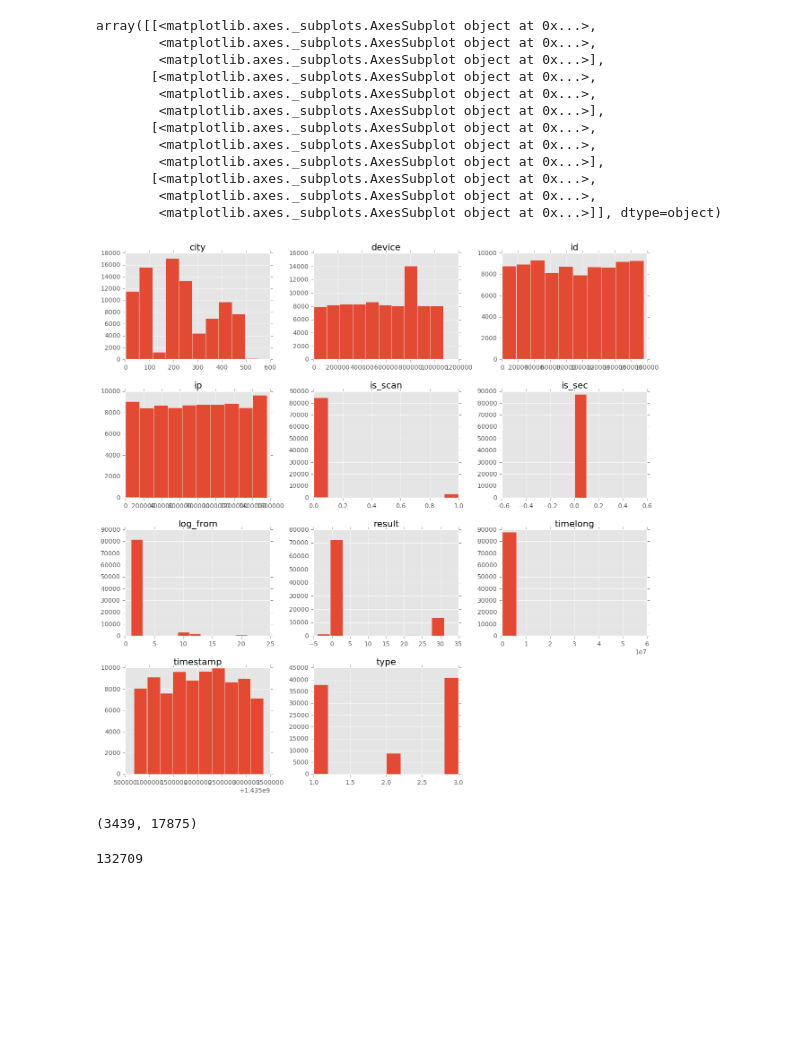
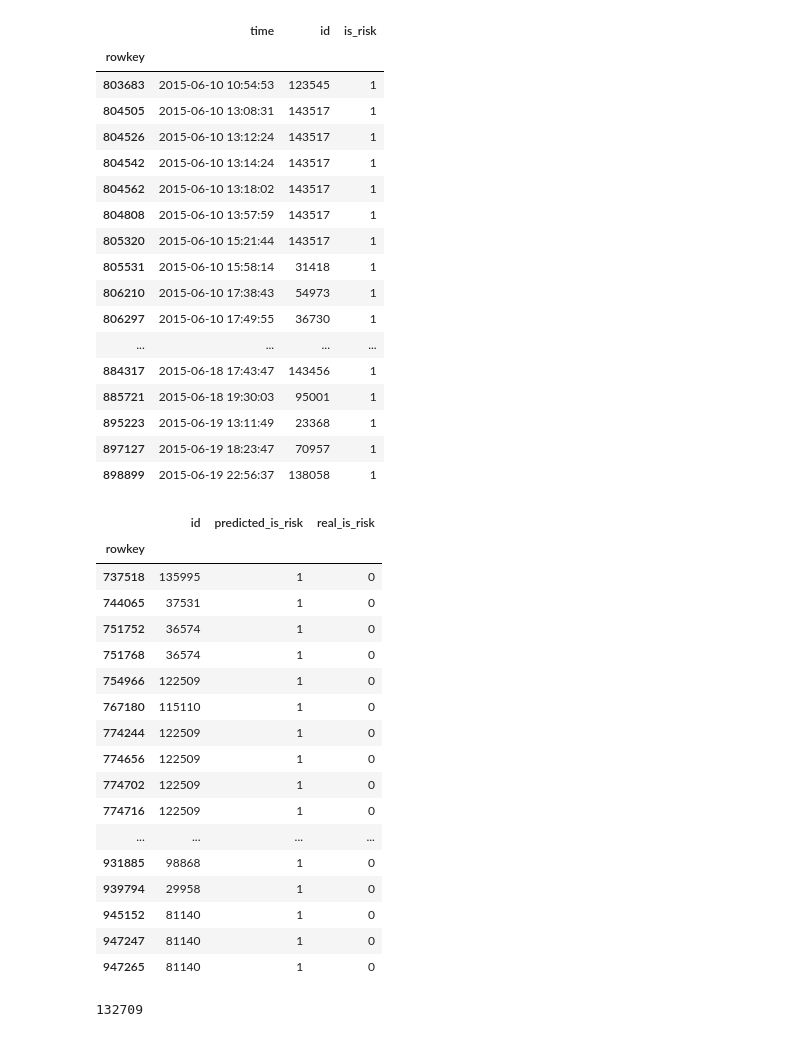
Before and after one commit to tusonggao/Kaggle_code, a Jupyter notebook: jd_contest/jd_contest.ipynb, the cells around one changed output. Cells and saved outputs as stored; diff of their text form; code cells hidden in the pictures; blank space fills up the shorter version.

```diff
--- a/jd_contest/jd_contest.ipynb
+++ b/jd_contest/jd_contest.ipynb
@@ -23,33 +23,66 @@ risk_id = trade_df[trade_df.is_risk==1]['id'].unique()
 risk_login_df = merged_login_df[merged_login_df['id'].isin(risk_id)]
 non_risk_login_df = merged_login_df[~(merged_login_df['id'].isin(risk_id))]
 # %%
-month_sub_trade_df = trade_df[trade_df.time>=np.datetime64('2015-05-01 00:00:00')]
-month_sub_trade_df = month_sub_trade_df[month_sub_trade_df.time<np.datetime64('2015-06-01 00:00:00')]
+month_sub_trade_df = trade_df[trade_df.time>=np.datetime64('2015-06-10 00:00:00')]
+month_sub_trade_df = month_sub_trade_df[month_sub_trade_df.time<np.datetime64('2015-06-20 00:00:00')]
+
+month_sub_trade_df1 = trade_df[trade_df.time>=np.datetime64('2015-05-10 00:00:00')]
+month_sub_trade_df1 = month_sub_trade_df1[month_sub_trade_df1.time<np.datetime64('2015-06-20 00:00:00')]
+
 month_sub_trade_df = month_sub_trade_df.sort_values(by='time', ascending = True)
 len(trade_test_df['id'].unique()), month_sub_trade_df.shape[0]
 
+#.value_counts(normalize=True), month_sub_trade_df1['is_risk'].value_counts(normalize=True)
+
+month_sub_trade_df[month_sub_trade_df['is_risk']==1]
 # pd.DataFrame.hist(login_test_df, figsize = [15,15])
 # %% [output]
-array([[<matplotlib.axes._subplots.AxesSubplot object at 0x...>,
-        <matplotlib.axes._subplots.AxesSubplot object at 0x...>,
-        <matplotlib.axes._subplots.AxesSubplot object at 0x...>],
-       [<matplotlib.axes._subplots.AxesSubplot object at 0x...>,
-        <matplotlib.axes._subplots.AxesSubplot object at 0x...>,
-        <matplotlib.axes._subplots.AxesSubplot object at 0x...>],
-       [<matplotlib.axes._subplots.AxesSubplot object at 0x...>,
-        <matplotlib.axes._subplots.AxesSubplot object at 0x...>,
-        <matplotlib.axes._subplots.AxesSubplot object at 0x...>],
-       [<matplotlib.axes._subplots.AxesSubplot object at 0x...>,
-        <matplotlib.axes._subplots.AxesSubplot object at 0x...>,
-        <matplotlib.axes._subplots.AxesSubplot object at 0x...>]], dtype=object)
-[figure, removed]
+|  | time | id | is_risk |
+| rowkey |  |  |  |
+| 803683 | 2015-06-10 10:54:53 | 123545 | 1 |
+| 804505 | 2015-06-10 13:08:31 | 143517 | 1 |
+| 804526 | 2015-06-10 13:12:24 | 143517 | 1 |
+| 804542 | 2015-06-10 13:14:24 | 143517 | 1 |
+| 804562 | 2015-06-10 13:18:02 | 143517 | 1 |
+| 804808 | 2015-06-10 13:57:59 | 143517 | 1 |
+| 805320 | 2015-06-10 15:21:44 | 143517 | 1 |
+| 805531 | 2015-06-10 15:58:14 | 31418 | 1 |
+| 806210 | 2015-06-10 17:38:43 | 54973 | 1 |
+| 806297 | 2015-06-10 17:49:55 | 36730 | 1 |
+| ... | ... | ... | ... |
+| 884317 | 2015-06-18 17:43:47 | 143456 | 1 |
+| 885721 | 2015-06-18 19:30:03 | 95001 | 1 |
+| 895223 | 2015-06-19 13:11:49 | 23368 | 1 |
+| 897127 | 2015-06-19 18:23:47 | 70957 | 1 |
+| 898899 | 2015-06-19 22:56:37 | 138058 | 1 |
 # %%
 1731
-# %%
-trade_test_new_id = trade_test_df[~trade_test_df['id'].isin(trade_df['id'].values)]
-trade_test_new_id.shape[0], trade_test_df.shape[0]
-# %% [output]
-(3439, 17875)
+# %%
+test_outcomes_df = pd.read_csv('./data/submission/tested_outcomes_xgb_2017-11-23_10_55_54_0.43771_depth_13_learningrate_0.09_n_estimators_1200_subsample_0.9.csv', index_col='rowkey')
+actual_is_risk = test_outcomes_df.real_is_risk==1
+actual_is_safe = test_outcomes_df.real_is_risk==0
+predicted_notequal_real = test_outcomes_df.predicted_is_risk!=test_outcomes_df.real_is_risk
+test_outcomes_df[actual_is_risk & predicted_notequal_real]
+test_outcomes_df[actual_is_safe & predicted_notequal_real]
+# %% [output]
+|  | id | predicted_is_risk | real_is_risk |
+| rowkey |  |  |  |
+| 737518 | 135995 | 1 | 0 |
+| 744065 | 37531 | 1 | 0 |
+| 751752 | 36574 | 1 | 0 |
+| 751768 | 36574 | 1 | 0 |
+| 754966 | 122509 | 1 | 0 |
+| 767180 | 115110 | 1 | 0 |
+| 774244 | 122509 | 1 | 0 |
+| 774656 | 122509 | 1 | 0 |
+| 774702 | 122509 | 1 | 0 |
+| 774716 | 122509 | 1 | 0 |
+| ... | ... | ... | ... |
+| 931885 | 98868 | 1 | 0 |
+| 939794 | 29958 | 1 | 0 |
+| 945152 | 81140 | 1 | 0 |
+| 947247 | 81140 | 1 | 0 |
+| 947265 | 81140 | 1 | 0 |
 # %%
 later_than = trade_df.time>=np.datetime64('2015-05-01 00:00:00')
 earlier_than = trade_df.time<np.datetime64('2015-06-01 00:00:00')
```
Also changed, not shown: parts of 2 cells of this notebook, 2 other files.
